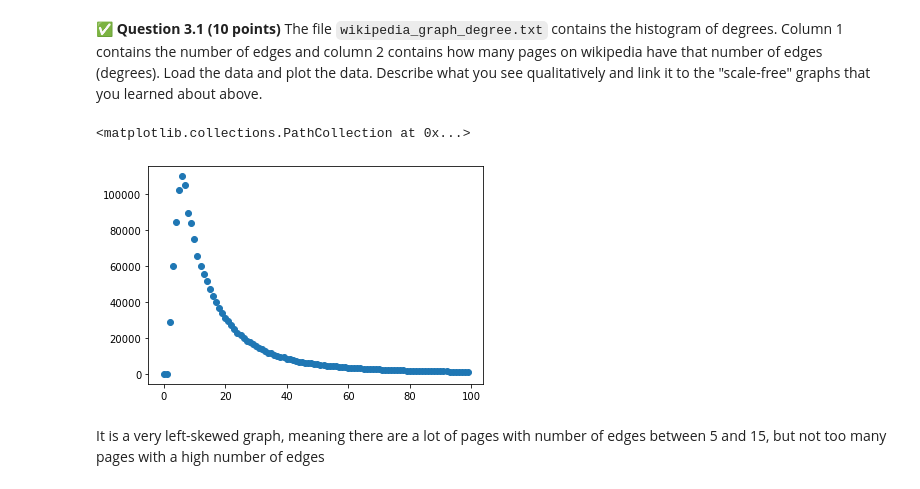
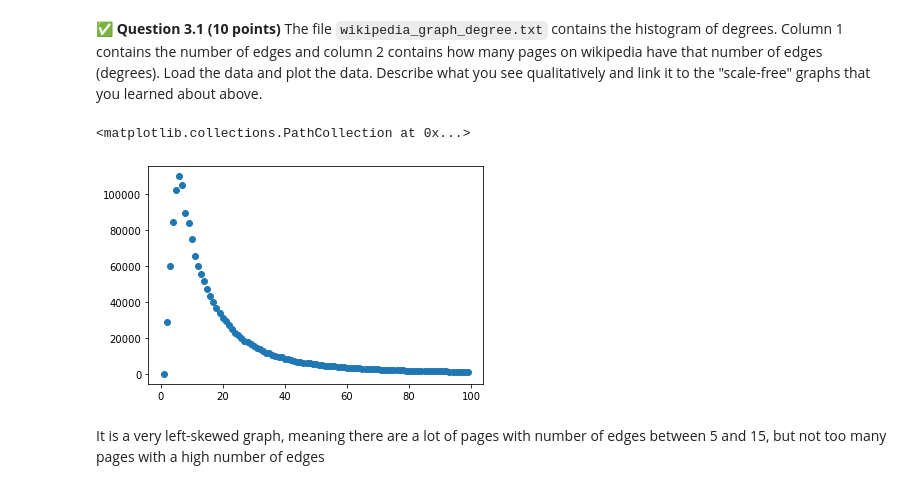
Before and after one commit to stratt64/cmse202-s21-turnin, a Jupyter notebook: hw-04/HW-04_graph_regression-STRATTON.ipynb, the cells around one changed output. Saved outputs shown, nothing was run; the diff lists cells and outputs as text; code cells hidden in the pictures.

```diff
--- a/hw-04/HW-04_graph_regression-STRATTON.ipynb
+++ b/hw-04/HW-04_graph_regression-STRATTON.ipynb
@@ -349,15 +355,15 @@ For the regression model fitting that you're going to do in this part of the ass
 &#9989; **Question 3.1 (10 points)** The file `wikipedia_graph_degree.txt` contains the histogram of degrees. Column 1 contains the number of edges and column 2 contains how many pages on wikipedia have that number of edges (degrees). Load the data and plot the data. Describe what you see qualitatively and link it to the "scale-free" graphs that you learned about above.
 # %%
 # Put your code here
-wgd = pd.read_csv('wikipedia_graph_degree.txt', header = None, sep = ' ')
+wgd = pd.read_csv('wikipedia_graph_degree.txt', header = None, sep = ' ', skiprows = 1)
 
 x = wgd[0]
 y = wgd[1]
 
 plt.scatter(x,y)
 # %% [output]
 <matplotlib.collections.PathCollection at 0x...>
-[figure, old version]
+[figure, new version]
 # %% [markdown]
 It is a very left-skewed graph, meaning there are a lot of pages with number of edges between 5 and 15, but not too many pages with a high number of edges
 # %% [markdown]
```
Also changed, not shown: parts of 12 cells of this notebook.
